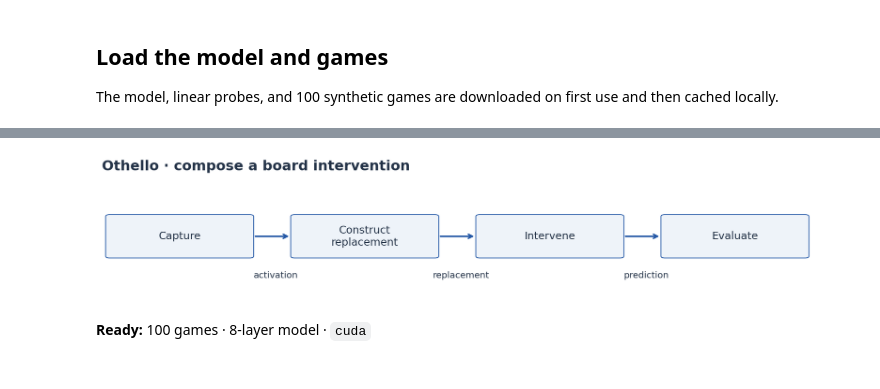
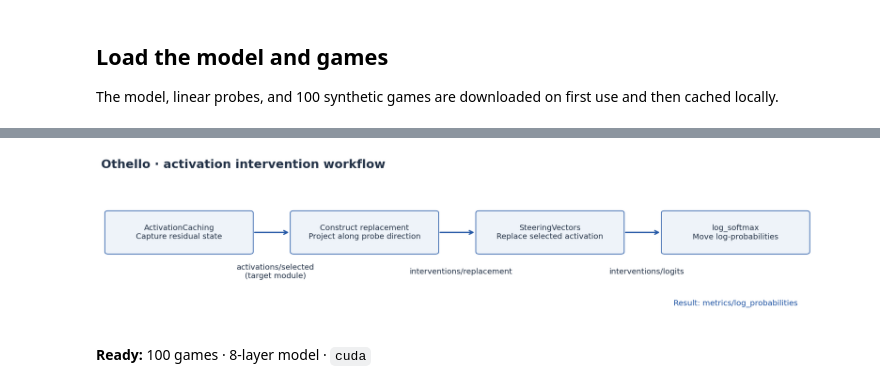
Before and after one commit to Xmaster6y/tdhook, a Jupyter notebook: docs/source/notebooks/tutorials/othello-research-reproduction.ipynb, the cells around one changed output, grey strips where cells are left out. Saved outputs shown, nothing was run; the diff lists cells and outputs as text; code cells hidden in the pictures.

Commit message:
Keep research documentation neutral and specify workflow operations

```diff
--- a/docs/source/notebooks/tutorials/othello-research-reproduction.ipynb
+++ b/docs/source/notebooks/tutorials/othello-research-reproduction.ipynb
@@ -57,9 +46,0 @@ plt.rcParams.update(STYLE)
-# %%
-workflow_figure(
-    "Othello · compose a board intervention",
-    ["Capture", "Construct\nreplacement", "Intervene", "Evaluate"],
-    ["activation", "replacement", "prediction"],
-    "othello-research-reproduction" + "-workflow",
-);
-# %% [output]
-[figure, removed]
@@ -66,3 +56,18 @@ workflow_figure(
+# %%
+workflow_figure(
+    "Othello · activation intervention workflow",
+    [
+        "ActivationCaching\nCapture residual state",
+        "Construct replacement\nProject along probe direction",
+        "SteeringVectors\nReplace selected activation",
+        "log_softmax\nMove log-probabilities",
+    ],
+    ["activations/selected\n(target module)", "interventions/replacement", "interventions/logits"],
+    "othello-research-reproduction-workflow",
+    result="Result: metrics/log_probabilities",
+);
+# %% [output]
+[figure, added]
 # %%
 from tdhook.workflow import Workflow
 
```
Also changed, not shown: parts of 7 cells of this notebook, 7 other files.
